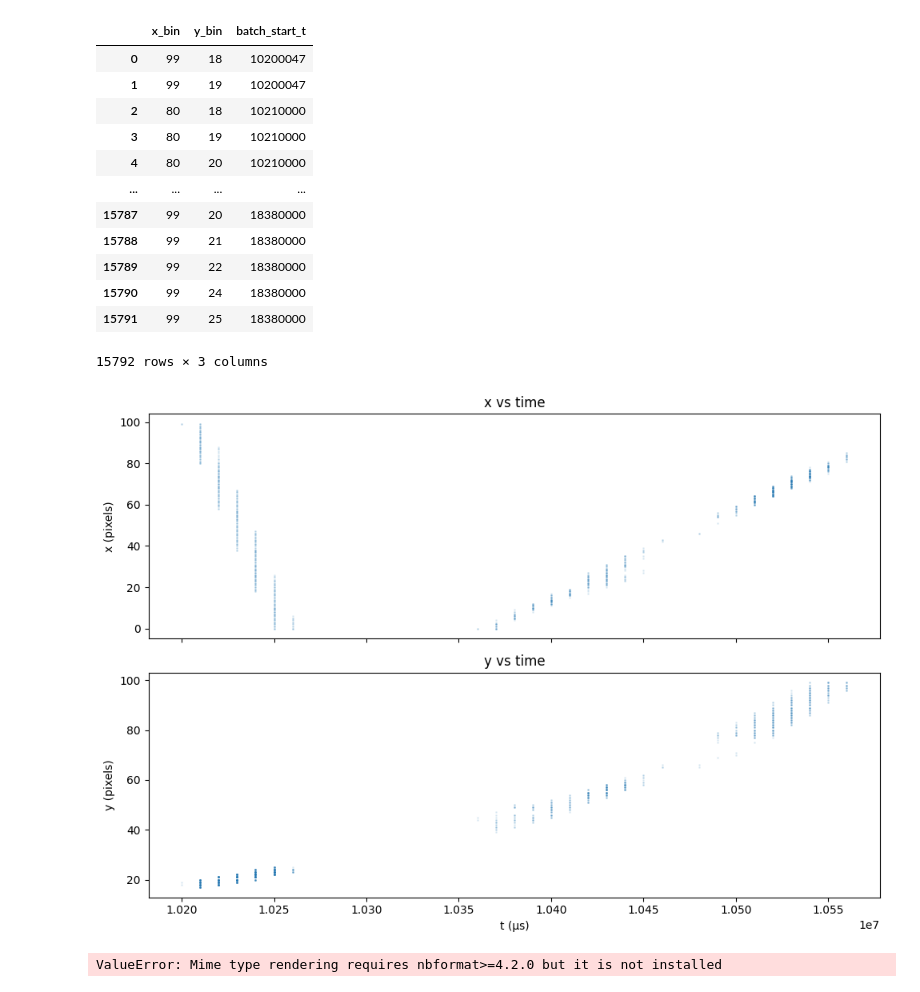
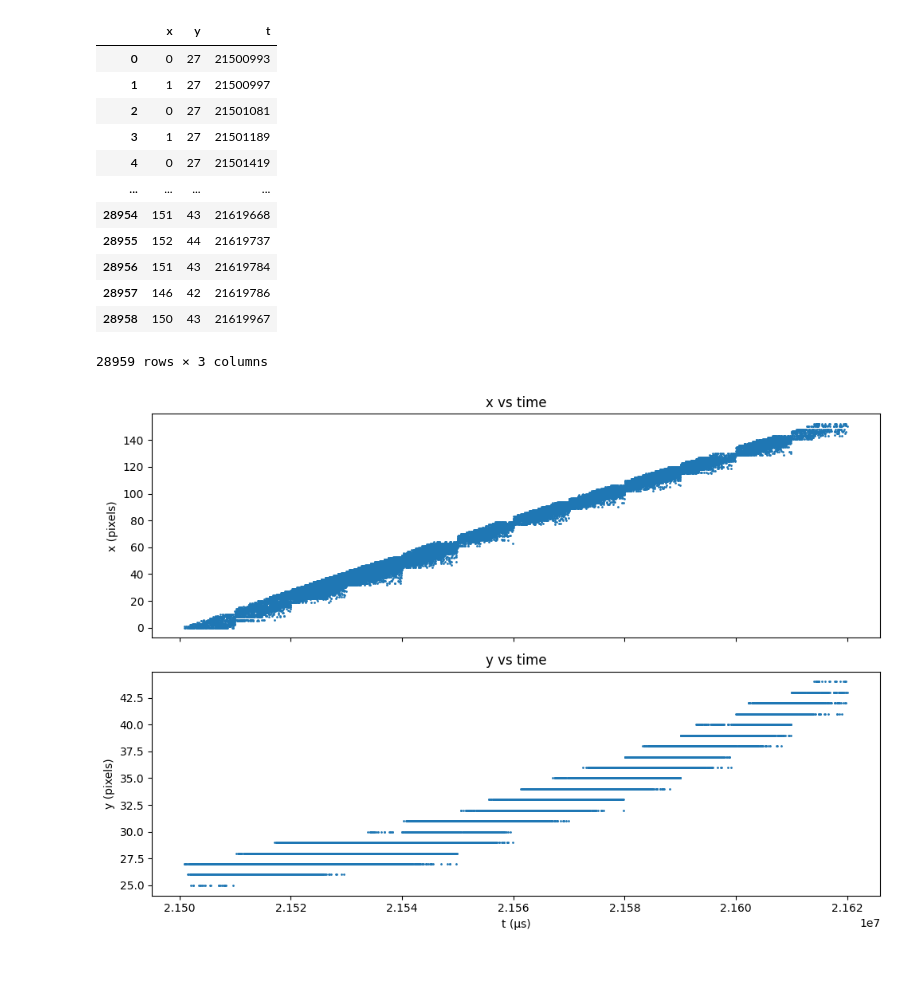
Before and after one commit to Sandarach151/Neuromorphic-Interceptor, a Jupyter notebook: analysis.ipynb, the cells around one changed output. Drawn from its saved outputs; the diff is of its cells as text; code cells hidden in the pictures; blank space fills up the shorter version.

```diff
--- a/analysis.ipynb
+++ b/analysis.ipynb
@@ -1,67 +1,55 @@
 # %%
 import pandas as pd
-df = pd.read_csv("events/filtered_events_20251118_111429.csv")
+import numpy as np
+df = pd.DataFrame(np.load("events/events_20251210_160932.npy"))
+df.columns = ['x', 'y', 't']
 df
 # %% [output]
-|  | x_bin | y_bin | batch_start_t |
-| 0 | 99 | 18 | 10200047 |
-| 1 | 99 | 19 | 10200047 |
-| 2 | 80 | 18 | 10210000 |
-| 3 | 80 | 19 | 10210000 |
-| 4 | 80 | 20 | 10210000 |
+|  | x | y | t |
+| 0 | 0 | 27 | 21500993 |
+| 1 | 1 | 27 | 21500997 |
+| 2 | 0 | 27 | 21501081 |
+| 3 | 1 | 27 | 21501189 |
+| 4 | 0 | 27 | 21501419 |
 | ... | ... | ... | ... |
-| 15787 | 99 | 20 | 18380000 |
-| 15788 | 99 | 21 | 18380000 |
-| 15789 | 99 | 22 | 18380000 |
-| 15790 | 99 | 24 | 18380000 |
-| 15791 | 99 | 25 | 18380000 |
+| 28954 | 151 | 43 | 21619668 |
+| 28955 | 152 | 44 | 21619737 |
+| 28956 | 151 | 43 | 21619784 |
+| 28957 | 146 | 42 | 21619786 |
+| 28958 | 150 | 43 | 21619967 |
-15792 rows × 3 columns
+28959 rows × 3 columns
 # %%
 import matplotlib.pyplot as plt
 
-t = df["batch_start_t"].to_numpy()
-x = df["x_bin"].to_numpy()
-y = df["y_bin"].to_numpy()
+t = df["t"].to_numpy()
+x = df["x"].to_numpy()
+y = df["y"].to_numpy()
 
-time_a = 0.8e7  # start time in µs
-time_b = 1.1e7  # end time in µs
+time_a = 0e7  # start time in µs
+time_b = 100e7  # end time in µs
 mask = (t >= time_a) & (t <= time_b)
 t = t[mask]
 x = x[mask]
 y = y[mask]
 
 fig, (ax1, ax2) = plt.subplots(2, 1, figsize=(10,7), sharex=True)
 
 ax1.scatter(t, x, s=1, rasterized=True)
 ax1.set_ylabel("x (pixels)")
 ax1.set_title("x vs time")
 
 ax2.scatter(t, y, s=1, rasterized=True)
 ax2.set_xlabel("t (µs)")
 ax2.set_ylabel("y (pixels)")
 ax2.set_title("y vs time")
 
 plt.tight_layout()
 plt.show()
 # %% [output]
-[figure, old version]
+[figure, new version]
 # %%
 import plotly.graph_objects as go
 import numpy as np
-
-# ---- EXTRACT ARRAYS ----
-t = df["batch_start_t"].to_numpy()
-x = df["x_bin"].to_numpy()
-y = df["y_bin"].to_numpy()
-
-# ---- TIME SLICE ----
-time_a = 0.8e7
-time_b = 1.1e7
-mask = (t >= time_a) & (t <= time_b)
-
-t = t[mask]
-x = x[mask]
-y = y[mask]
 
 # ---- BUILD INTERACTIVE 3D FIG ----
 fig = go.Figure(data=[
@@ -84,6 +72,7 @@ fig.update_layout(
     scene=dict(
         xaxis_title="x_bin (virtual pixels)",
         yaxis_title="y_bin (virtual pixels)",
+        yaxis=dict(range=[0, 120]),
         zaxis_title="time (µs)"
     ),
     width=900,
@@ -91,5 +80,3 @@ fig.update_layout(
 )
 
 fig.show()
-# %% [output]
-ValueError: Mime type rendering requires nbformat>=4.2.0 but it is not installed
```
Also changed, not shown: 3 other files.
